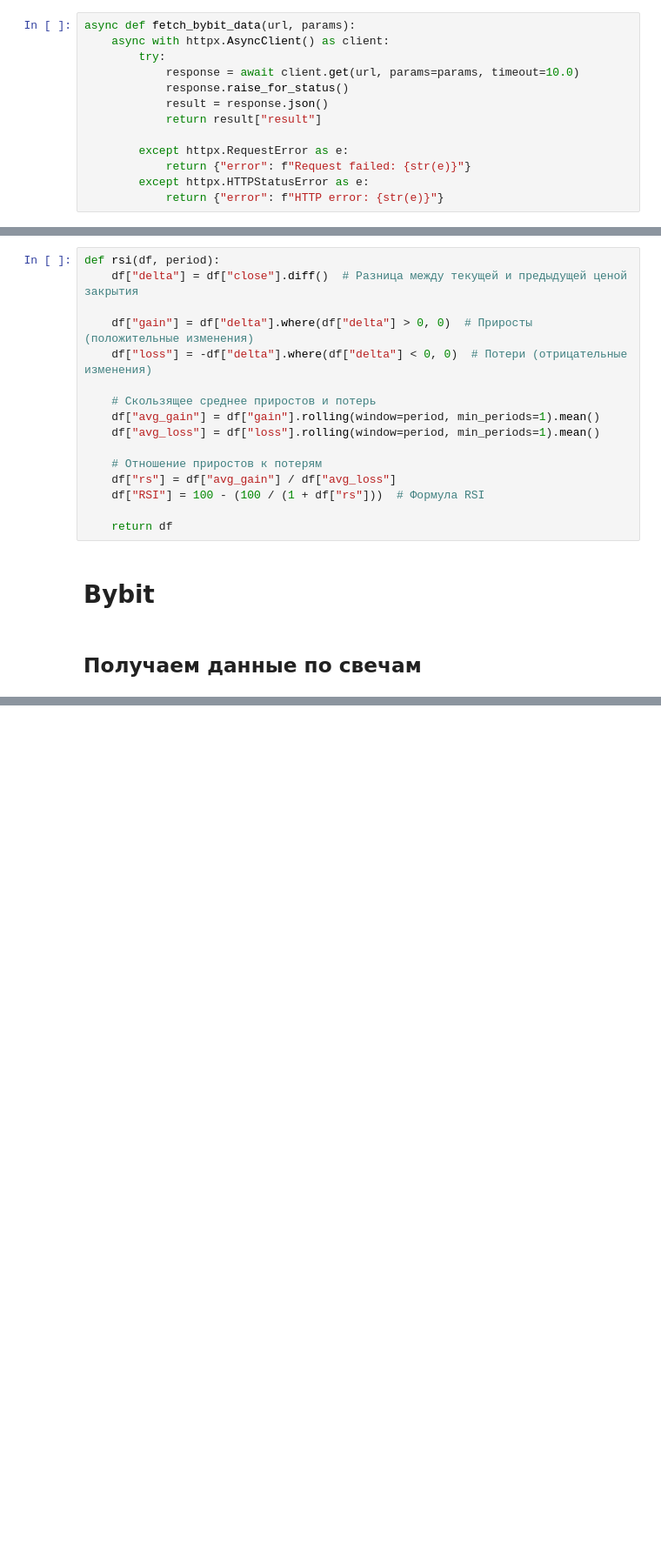
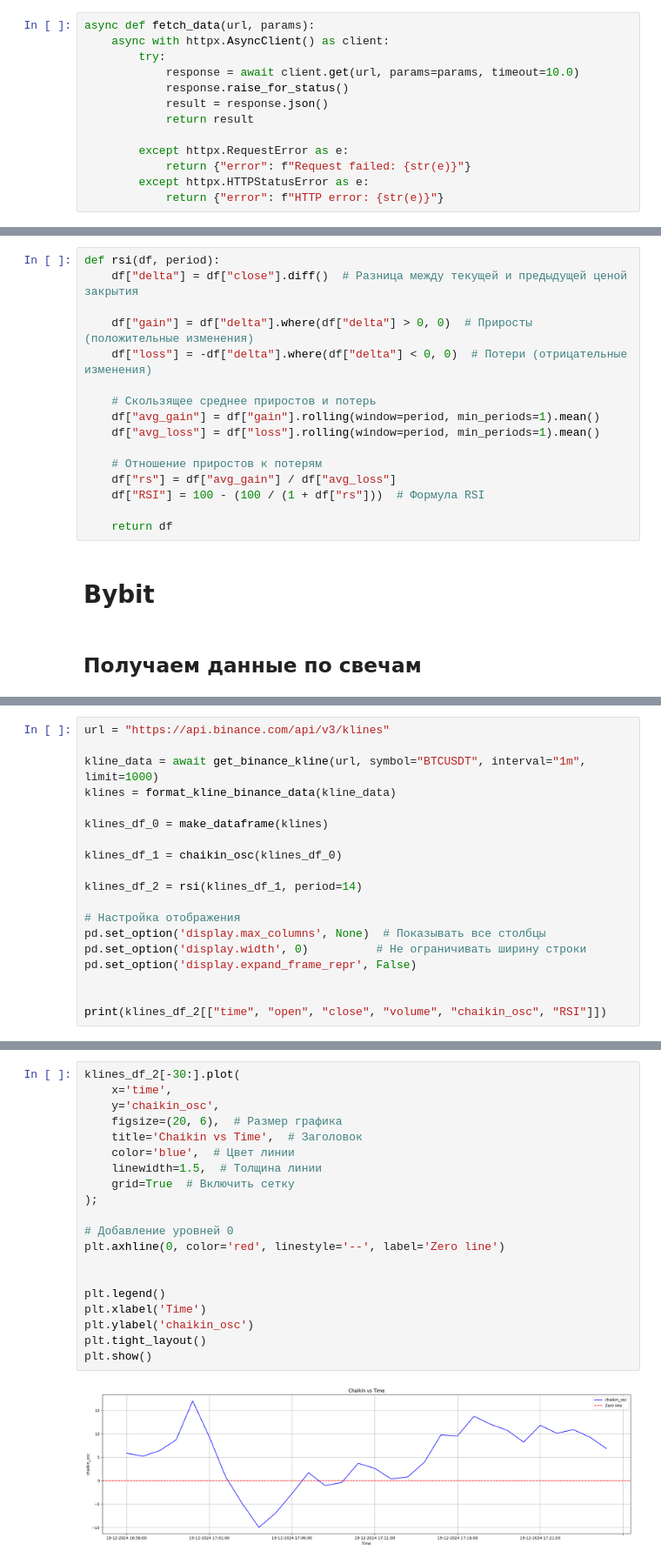
Before and after one commit to Rus-tam/trading_bot_fastapi, a Jupyter notebook: data_analysis/analysis.ipynb, the cells around one changed output, grey strips where cells are left out. Shown at 87% size. Drawn from its saved outputs; the diff is of its cells as text; blank space fills up the shorter version.

```diff
--- a/data_analysis/analysis.ipynb
+++ b/data_analysis/analysis.ipynb
@@ -9,13 +9,13 @@ import matplotlib.pyplot as plt
 # %% [markdown]
 ## Функция для получения данных
 # %%
-async def fetch_bybit_data(url, params):
+async def fetch_data(url, params):
     async with httpx.AsyncClient() as client:
         try:
             response = await client.get(url, params=params, timeout=10.0)
             response.raise_for_status()
             result = response.json()
-            return result["result"]
+            return result
 
         except httpx.RequestError as e:
             return {"error": f"Request failed: {str(e)}"}
@@ -182,0 +242,19 @@ klines_df_2[-30:].plot(
+# %%
+url = "https://api.binance.com/api/v3/klines"
+
+kline_data = await get_binance_kline(url, symbol="BTCUSDT", interval="1m", limit=1000)
+klines = format_kline_binance_data(kline_data)
+
+klines_df_0 = make_dataframe(klines)
+
+klines_df_1 = chaikin_osc(klines_df_0)
+
+klines_df_2 = rsi(klines_df_1, period=14)
+
+# Настройка отображения
+pd.set_option('display.max_columns', None)  # Показывать все столбцы
+pd.set_option('display.width', 0)          # Не ограничивать ширину строки
+pd.set_option('display.expand_frame_repr', False)
+
+
+print(klines_df_2[["time", "open", "close", "volume", "chaikin_osc", "RSI"]])
@@ -182,0 +276,22 @@ klines_df_2[-30:].plot(
+# %%
+klines_df_2[-30:].plot(
+    x='time',
+    y='chaikin_osc',
+    figsize=(20, 6),  # Размер графика
+    title='Chaikin vs Time',  # Заголовок
+    color='blue',  # Цвет линии
+    linewidth=1.5,  # Толщина линии
+    grid=True  # Включить сетку
+);
+
+# Добавление уровней 0
+plt.axhline(0, color='red', linestyle='--', label='Zero line')
+
+
+plt.legend()
+plt.xlabel('Time')
+plt.ylabel('chaikin_osc')
+plt.tight_layout()
+plt.show()
+# %% [output]
+[figure, added]
```
Also changed, not shown: parts of 12 cells of this notebook.
